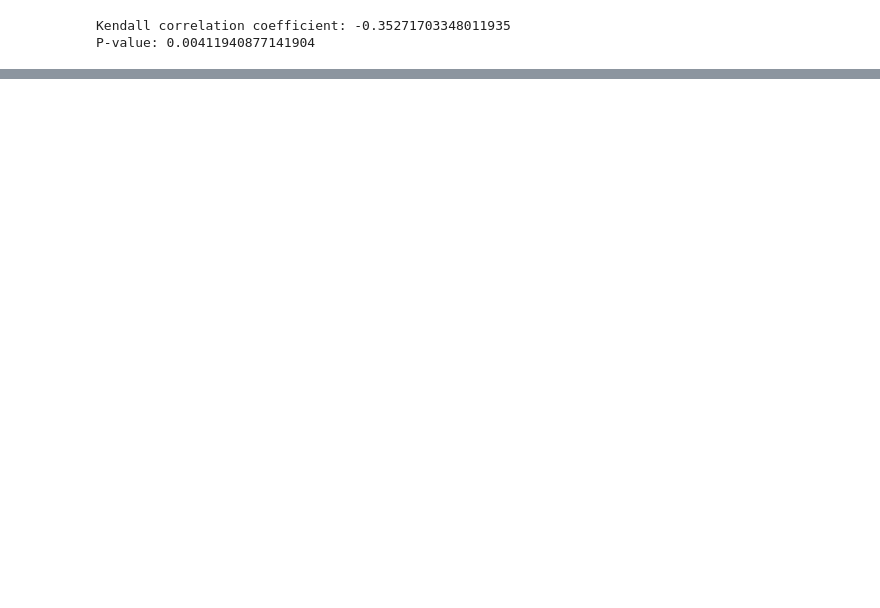
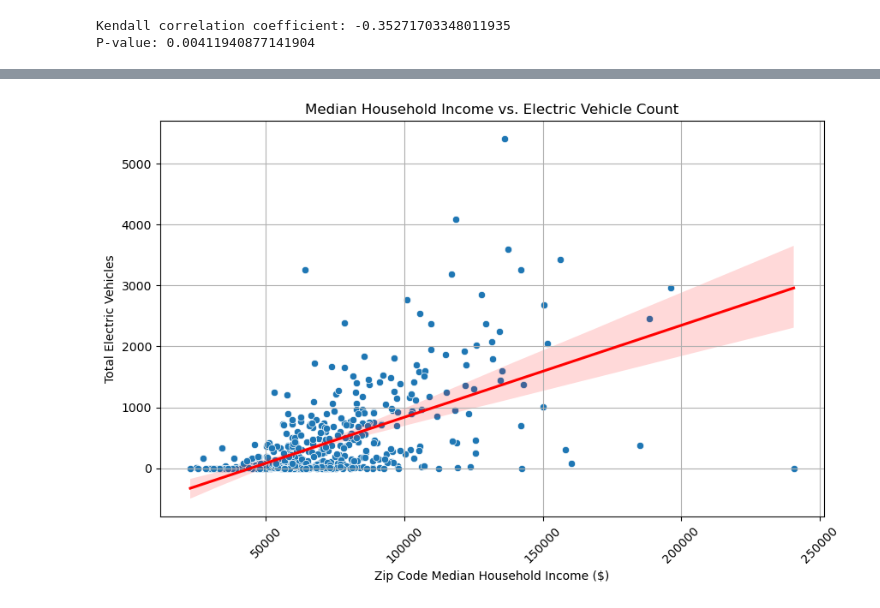
Before and after one commit to faufreiter/dds_ev_analysis, a Jupyter notebook: analysis.ipynb, the cells around one changed output, grey strips where cells are left out. Saved outputs shown, nothing was run; the diff lists cells and outputs as text; code cells hidden in the pictures; blank space fills up the shorter version.

Commit message:
add census analysis and regression tree.

```diff
--- a/analysis.ipynb
+++ b/analysis.ipynb
@@ -196,0 +187,26 @@ P-value: 0.00411940877141904
+# %%
+# Konvertiere die Spalten 'postal_code' und 'zip_code' in den gleichen Datentyp (z.B. String)
+electric_vehicle_population_clean['postal_code'] = electric_vehicle_population_clean['postal_code'].astype(str)
+census_median_income_clean['zip_code'] = census_median_income_clean['zip_code'].astype(str)
+
+# Merge the dataframes on zip code
+electric_vehicle_byzip = pd.merge(electric_vehicle_population_clean, census_median_income_clean, left_on='postal_code', right_on='zip_code')
+
+# Group by postal code and median household income, and count the number of vehicles per zip code
+electric_vehicle_byzip_grouped = electric_vehicle_byzip.groupby(['postal_code', 'median_household_income']).size().reset_index(name='vehicle_n')
+
+# Convert median household income to numeric
+electric_vehicle_byzip_grouped['median_household_income_num'] = pd.to_numeric(electric_vehicle_byzip_grouped['median_household_income'])
+
+# Plot
+plt.figure(figsize=(10, 6))
+sns.scatterplot(x='median_household_income_num', y='vehicle_n', data=electric_vehicle_byzip_grouped)
+sns.regplot(x='median_household_income_num', y='vehicle_n', data=electric_vehicle_byzip_grouped, scatter=False, color='red')
+plt.title('Median Household Income vs. Electric Vehicle Count')
+plt.xlabel('Zip Code Median Household Income ($)')
+plt.ylabel('Total Electric Vehicles')
+plt.xticks(rotation=45)
+plt.grid(True)
+plt.show()
+# %% [output]
+[figure, added]
```
Also changed, not shown: parts of 8 cells of this notebook.
